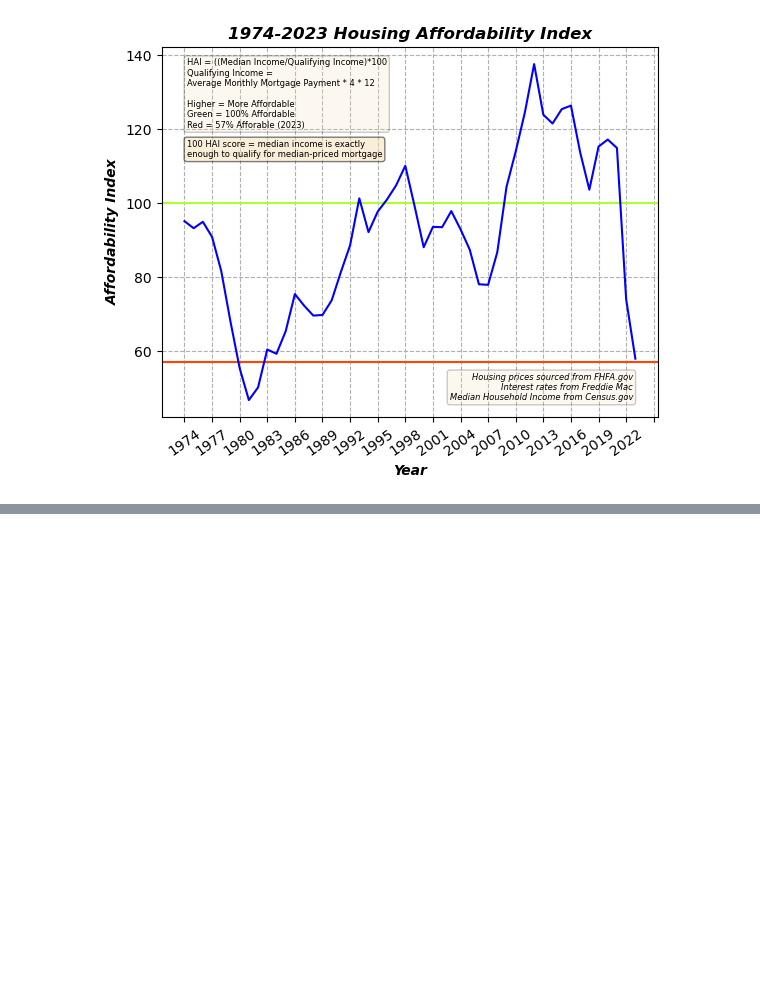
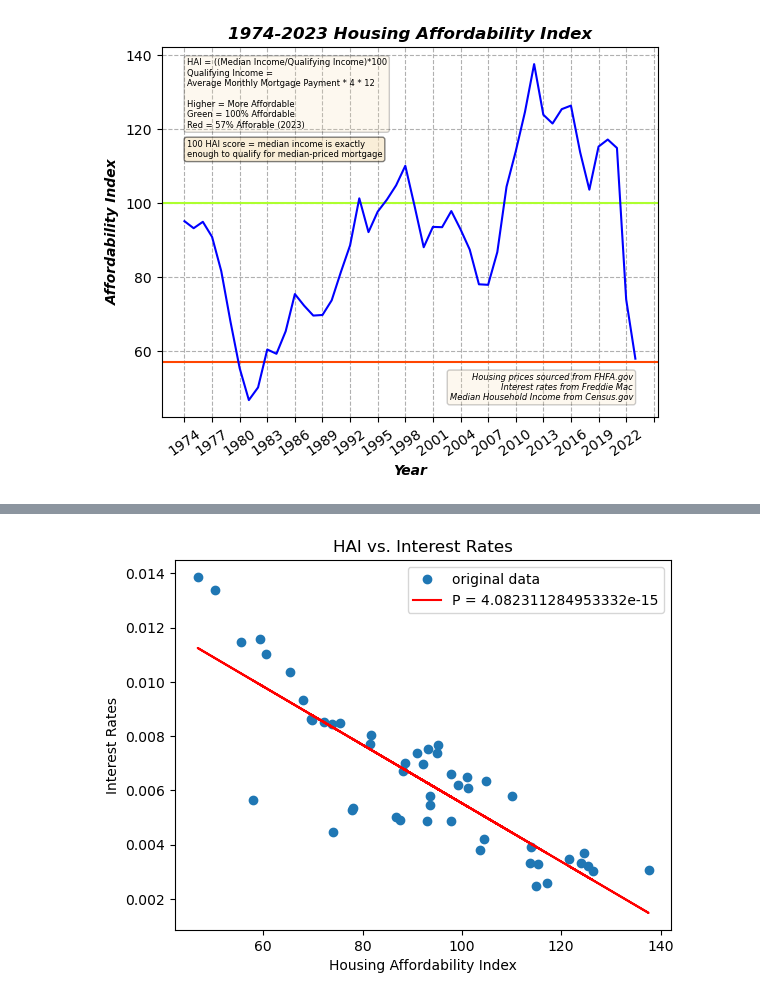
Before and after one commit to mmikul2/D195-Capstone, a Jupyter notebook: Explanatory Data Analysis.ipynb, the cells around one changed output, grey strips where cells are left out. Cells and saved outputs as stored; diff of their text form; code cells hidden in the pictures; blank space fills up the shorter version.

```diff
--- a/Explanatory Data Analysis.ipynb
+++ b/Explanatory Data Analysis.ipynb
@@ -120,0 +252,24 @@ plt.plot(df['year'], df['hai'], c = 'b')
+# %%
+# Test C: HAI vs. Interest Rates
+
+c = df
+c = c.drop(columns = 'yearlyavghomeprice')
+c = c.drop(columns = 'medianhouseholdincome')
+c = c.drop(columns = 'monthlypayment')
+c = c.drop(columns = 'year')
+c = c.dropna()
+
+plt.title('HAI vs. Interest Rates')
+plt.xlabel('Housing Affordability Index')
+plt.ylabel('Interest Rates')
+
+xc = c.hai ###
+yc = c.interestrates ###
+resc = stats.linregress(xc, yc)
+pc = resc.pvalue
+plt.plot(xc, yc, 'o', label='original data')
+plt.plot(xc, resc.intercept + resc.slope*xc, 'r', label='P = {}'.format(pc))
+plt.legend()
+plt.show()
+# %% [output]
+[figure, added]
```
Also changed, not shown: parts of 14 cells of this notebook, 1 other file.
